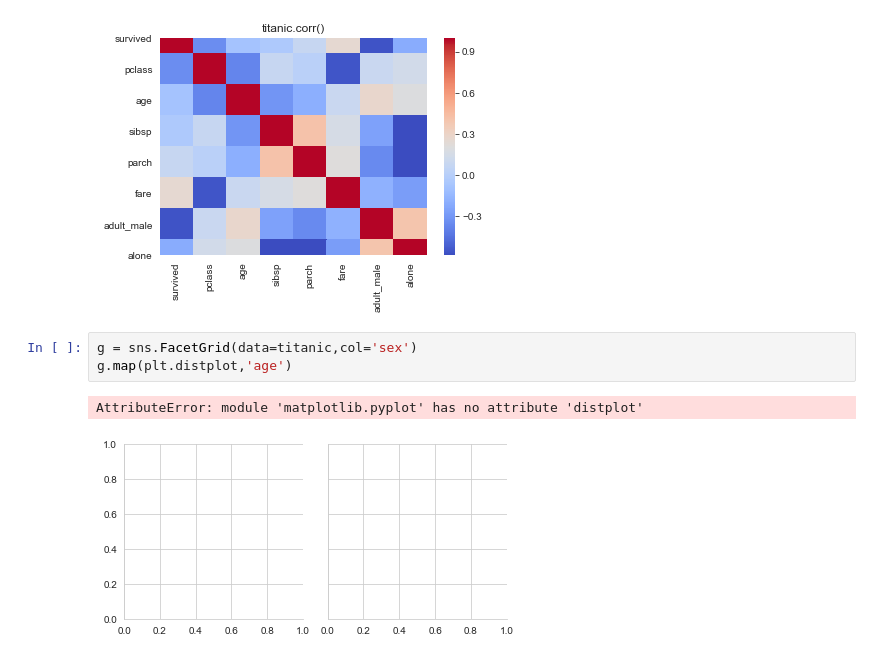
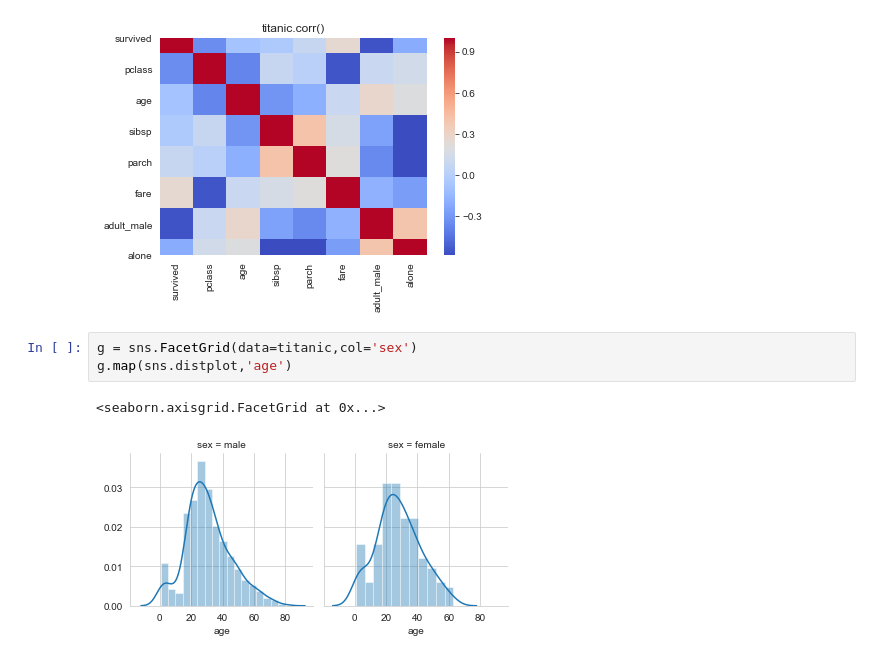
Before and after one commit to luischitala/DataScience, a Jupyter notebook: Seaborn Exercises.ipynb, the cells around one changed output. Cells and saved outputs as stored; diff of their text form.

```diff
--- a/Seaborn Exercises.ipynb
+++ b/Seaborn Exercises.ipynb
@@ -48,7 +48,7 @@ Text(0.5, 1, 'titanic.corr()')
 [figure]
 # %%
 g = sns.FacetGrid(data=titanic,col='sex')
-g.map(plt.distplot,'age')
+g.map(sns.distplot,'age')
 # %% [output]
-AttributeError: module 'matplotlib.pyplot' has no attribute 'distplot'
+<seaborn.axisgrid.FacetGrid at 0x...>
-[figure, old version]
+[figure, new version]
```
Also changed, not shown: 5 other files.
